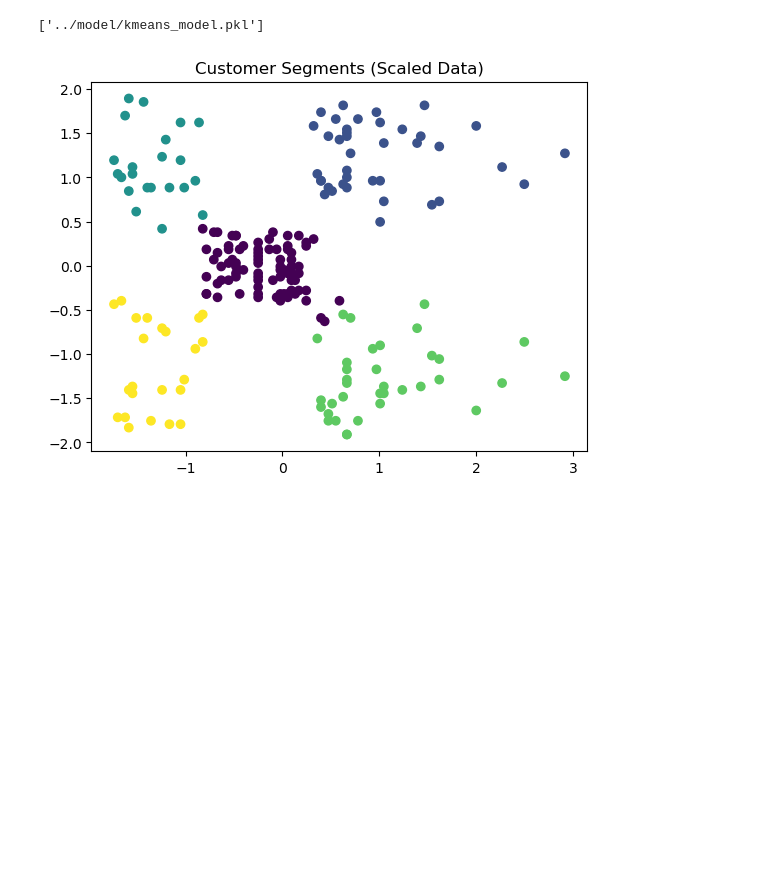
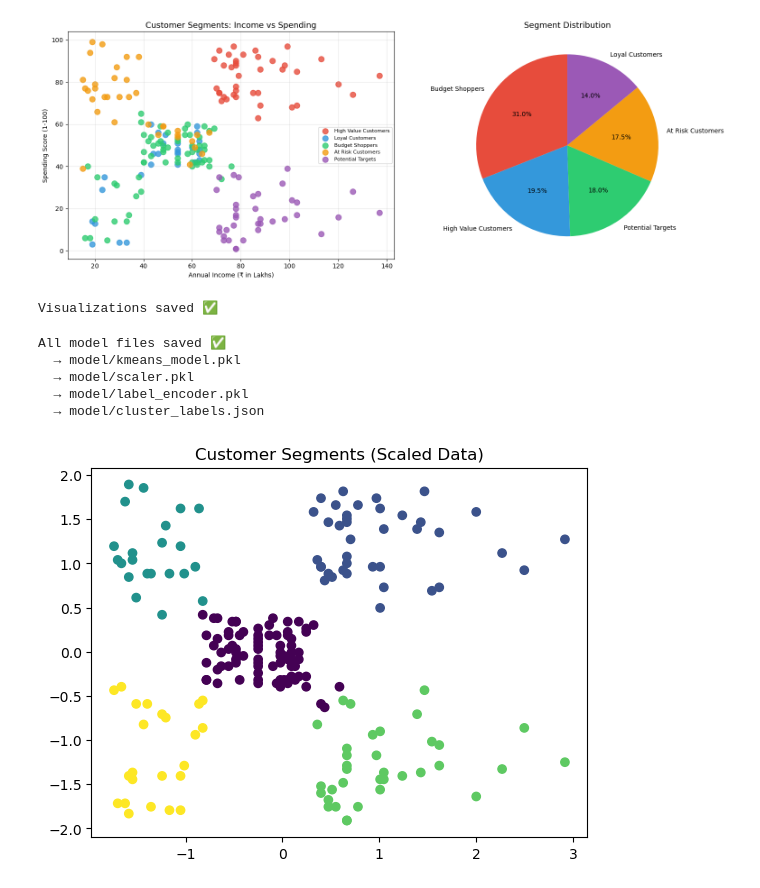
Before and after one commit to heer00/customer-segment-analysis, a Jupyter notebook: notebook/analysis.ipynb, the cells around one changed output. Drawn from its saved outputs; the diff is of its cells as text; code cells hidden in the pictures; blank space fills up the shorter version.

```diff
--- a/notebook/analysis.ipynb
+++ b/notebook/analysis.ipynb
@@ -28,3 +14,8 @@ memory usage: 7.9+ KB
 # %%
-df.describe()
+df = pd.read_csv('../data/Mall_Customers.csv')
+
+print("Shape:", df.shape)
+print("\nColumn names:", df.columns.tolist())
+print("\nFirst 5 rows:")
+df.head()
 # %% [output]
@@ -87,3 +157,11 @@ plt.show()
 # %%
-kmeans = KMeans(n_clusters=5, random_state=42)
-y_kmeans = kmeans.fit_predict(X)
+# Based on the elbow plot, we use 5 clusters
+OPTIMAL_K = 5
+
+kmeans = KMeans(n_clusters=OPTIMAL_K, init='k-means++', random_state=42, n_init=10)
+kmeans.fit(X_scaled)
+
+df['Cluster'] = kmeans.labels_
+print(f"KMeans trained with K={OPTIMAL_K} ✅")
+print("\nCluster distribution:")
+print(df['Cluster'].value_counts().sort_index())
@@ -112,13 +225,58 @@ Cluster 4: Low income, high spending
 # %%
-import joblib
-joblib.dump(kmeans, "../model/kmeans_model.pkl")
+fig, axes = plt.subplots(1, 2, figsize=(16, 6))
+
+# Scatter plot: Income vs Spending colored by segment
+colors = ['#e74c3c', '#3498db', '#2ecc71', '#f39c12', '#9b59b6']
+for i, (cluster, label) in enumerate(CLUSTER_LABELS.items()):
+    mask = df['Cluster'] == cluster
+    axes[0].scatter(
+        df[mask]['Annual_Income'],
+        df[mask]['Spending_Score'],
+        label=label, color=colors[i], s=80, alpha=0.8
+    )
+axes[0].set_title('Customer Segments: Income vs Spending', fontsize=13)
+axes[0].set_xlabel('Annual Income (₹ in Lakhs)')
+axes[0].set_ylabel('Spending Score (1-100)')
+axes[0].legend(fontsize=8)
+axes[0].grid(True, alpha=0.3)
+
+# Pie chart: segment distribution
+segment_counts = df['Segment'].value_counts()
+axes[1].pie(segment_counts.values, labels=segment_counts.index,
+            autopct='%1.1f%%', colors=colors, startangle=90)
+axes[1].set_title('Segment Distribution', fontsize=13)
+
+plt.tight_layout()
+plt.savefig('../data/segments_plot.png', dpi=150, bbox_inches='tight')
+plt.show()
+print("Visualizations saved ✅")
 # %% [output]
+[figure, added]
-['../model/kmeans_model.pkl']
+Visualizations saved ✅
 # %%
-from sklearn.preprocessing import StandardScaler
+import os
+os.makedirs('../model', exist_ok=True)
 
-scaler = StandardScaler()
-X_scaled = scaler.fit_transform(X)
+joblib.dump(kmeans, '../model/kmeans_model.pkl')
+joblib.dump(scaler, '../model/scaler.pkl')
+joblib.dump(le, '../model/label_encoder.pkl')
+
+# Save the cluster label mapping so the backend can load it
+import json
+with open('../model/cluster_labels.json', 'w') as f:
+    json.dump(CLUSTER_LABELS, f, indent=2)
+
+print("All model files saved ✅")
+print("  → model/kmeans_model.pkl")
+print("  → model/scaler.pkl")
+print("  → model/label_encoder.pkl")
+print("  → model/cluster_labels.json")
+# %% [output]
+All model files saved ✅
+  → model/kmeans_model.pkl
+  → model/scaler.pkl
+  → model/label_encoder.pkl
+  → model/cluster_labels.json
 # %%
 kmeans_scaled = KMeans(n_clusters=5, random_state=42)
 y_scaled = kmeans_scaled.fit_predict(X_scaled)
```
Also changed, not shown: parts of 12 cells of this notebook, 15 other files.
